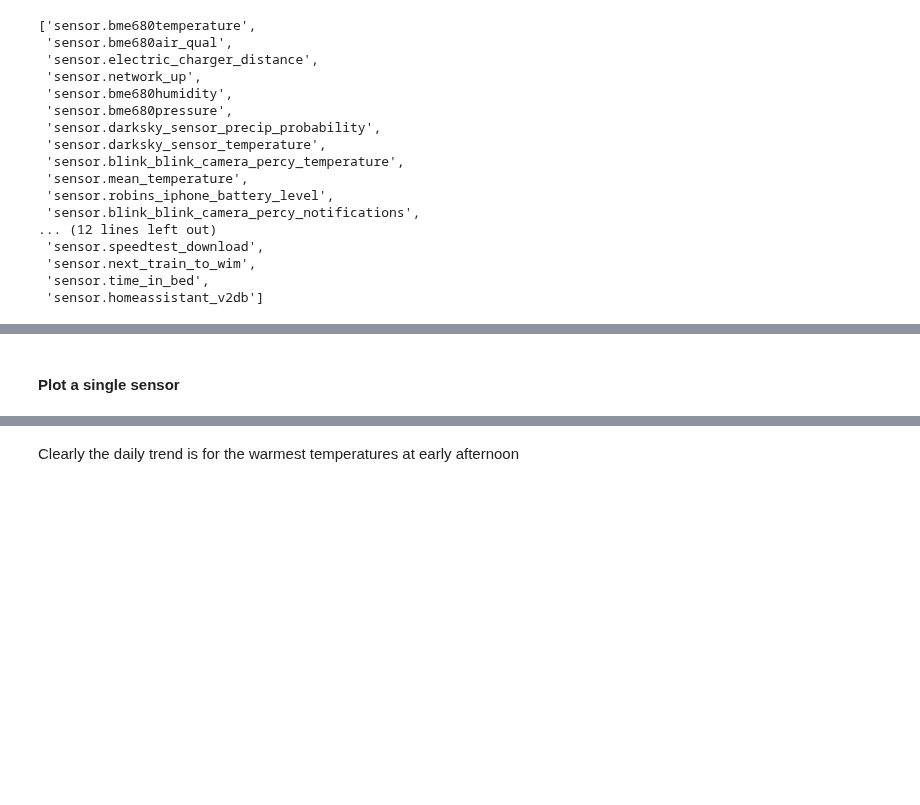
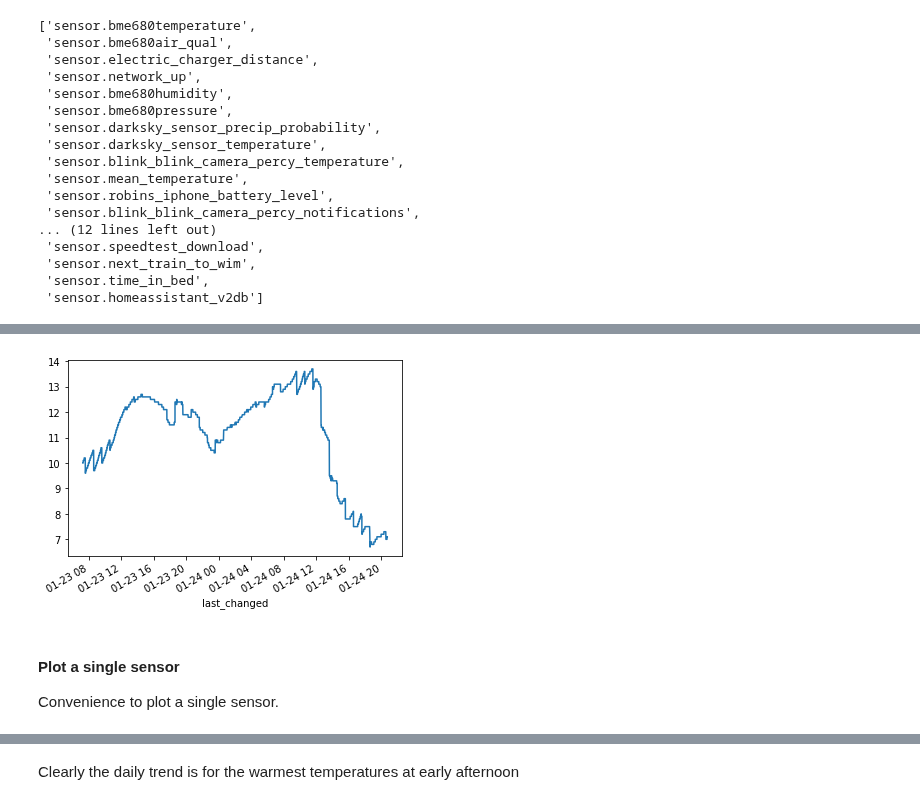
Before and after one commit to robmarkcole/HASS-data-detective, a Jupyter notebook: Usage of HASS-data-detective-RC.ipynb, the cells around one changed output, grey strips where cells are left out. Drawn from its saved outputs; the diff is of its cells as text; code cells hidden in the pictures; blank space fills up the shorter version.

```diff
--- a/Usage of HASS-data-detective-RC.ipynb
+++ b/Usage of HASS-data-detective-RC.ipynb
@@ -42,5 +58,10 @@ parser.list_sensors
+# %%
+parser.get_sensors['sensor.darksky_sensor_temperature'].plot();
+# %% [output]
+[figure, added]
 # %% [markdown]
 #### Plot a single sensor
+Convenience to plot a single sensor.
 # %%
 sensor = 'sensor.darksky_sensor_temperature'
 parser.plot_sensor(sensor)
```
Also changed, not shown: parts of 11 cells of this notebook, 2 other files.
